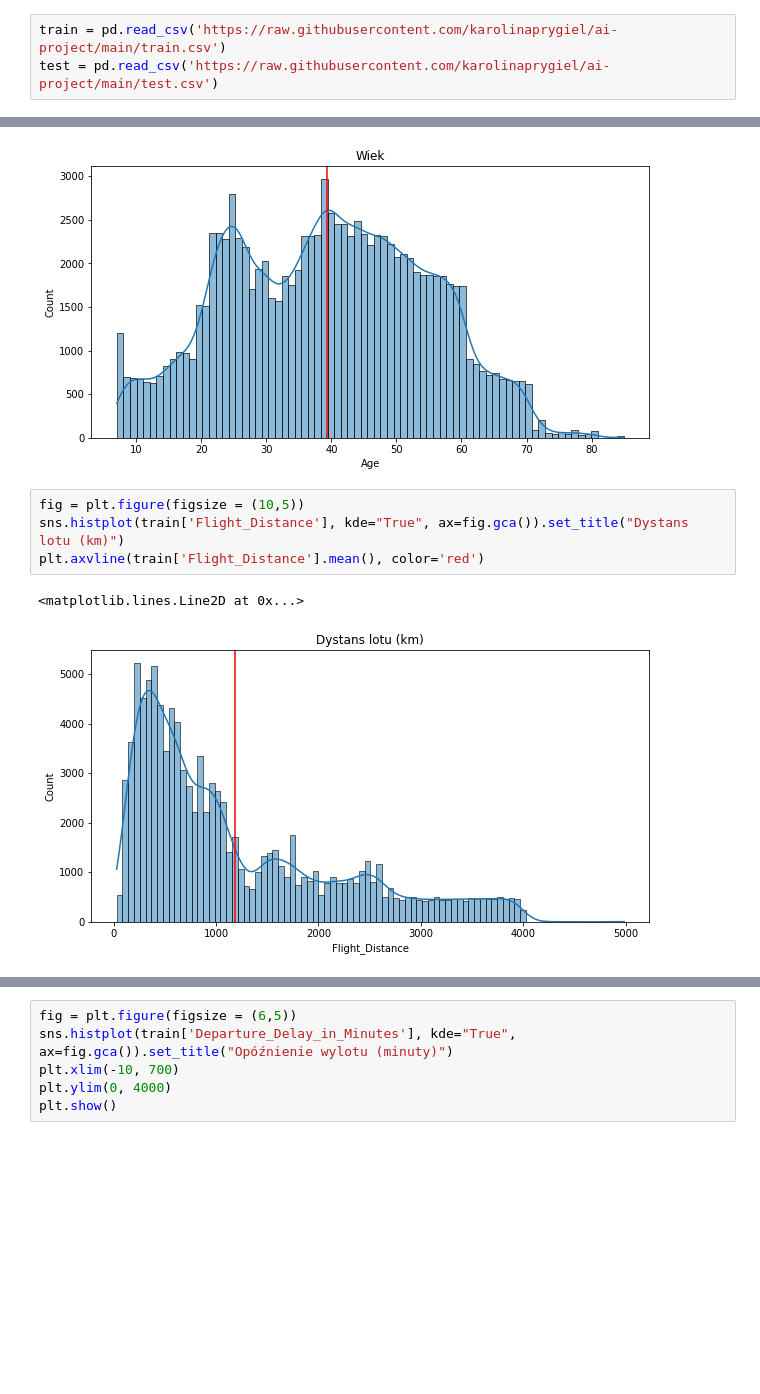
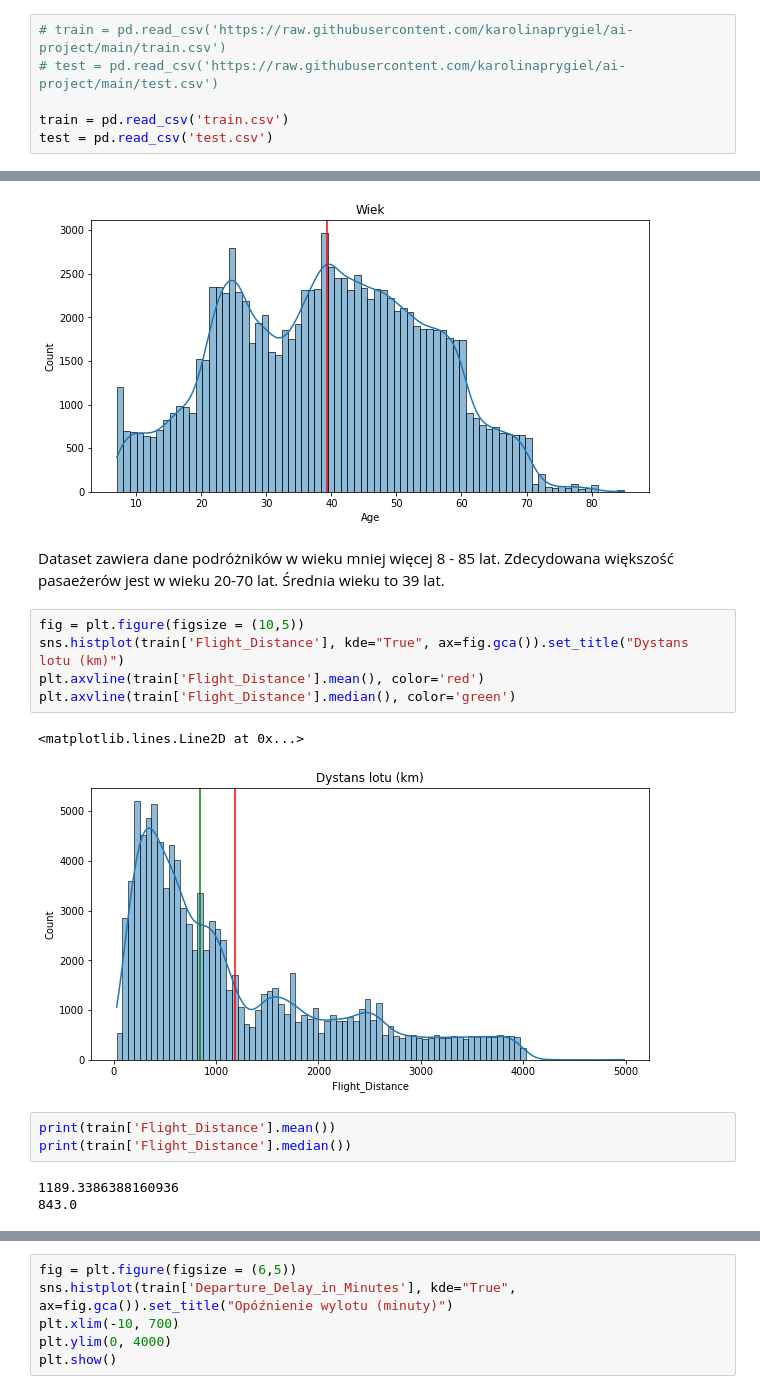
Before and after one commit to karolinaprygiel/ai-project, a Jupyter notebook: satisfaction_prediction.ipynb, the cells around one changed output, grey strips where cells are left out. Cells and saved outputs as stored; diff of their text form; blank space fills up the shorter version.

```diff
--- a/satisfaction_prediction.ipynb
+++ b/satisfaction_prediction.ipynb
@@ -10,8 +10,11 @@ import seaborn as sns
 # %% [markdown]
 Dataset został już wcześniej podzielony na train i test, gdzie train zawiera 80% wszystkich danych, a test 20%.
 # %%
-train = pd.read_csv('https://raw.githubusercontent.com/karolinaprygiel/ai-project/main/train.csv')
-test = pd.read_csv('https://raw.githubusercontent.com/karolinaprygiel/ai-project/main/test.csv')
+# train = pd.read_csv('https://raw.githubusercontent.com/karolinaprygiel/ai-project/main/train.csv')
+# test = pd.read_csv('https://raw.githubusercontent.com/karolinaprygiel/ai-project/main/test.csv')
+
+train = pd.read_csv('train.csv')
+test = pd.read_csv('test.csv')
 # %% [markdown]
 ## Rzućmy okiem na wczytane dane
 # %%
@@ -163,10 +161,19 @@ plt.axvline(train['Age'].mean(), color='red')
 # %% [output]
 <matplotlib.lines.Line2D at 0x...>
 [figure]
+# %% [markdown]
+Dataset zawiera dane podróżników w wieku mniej więcej 8 - 85 lat. Zdecydowana większość pasaeżerów jest w wieku 20-70 lat. Średnia wieku to 39 lat.
 # %%
 fig = plt.figure(figsize = (10,5))
 sns.histplot(train['Flight_Distance'], kde="True", ax=fig.gca()).set_title("Dystans lotu (km)")
 plt.axvline(train['Flight_Distance'].mean(), color='red')
+plt.axvline(train['Flight_Distance'].median(), color='green')
 # %% [output]
 <matplotlib.lines.Line2D at 0x...>
-[figure, old version]
+[figure, new version]
+# %%
+print(train['Flight_Distance'].mean())
+print(train['Flight_Distance'].median())
+# %% [output]
+1189.3386388160936
+843.0
```
Also changed, not shown: parts of 87 cells of this notebook.
